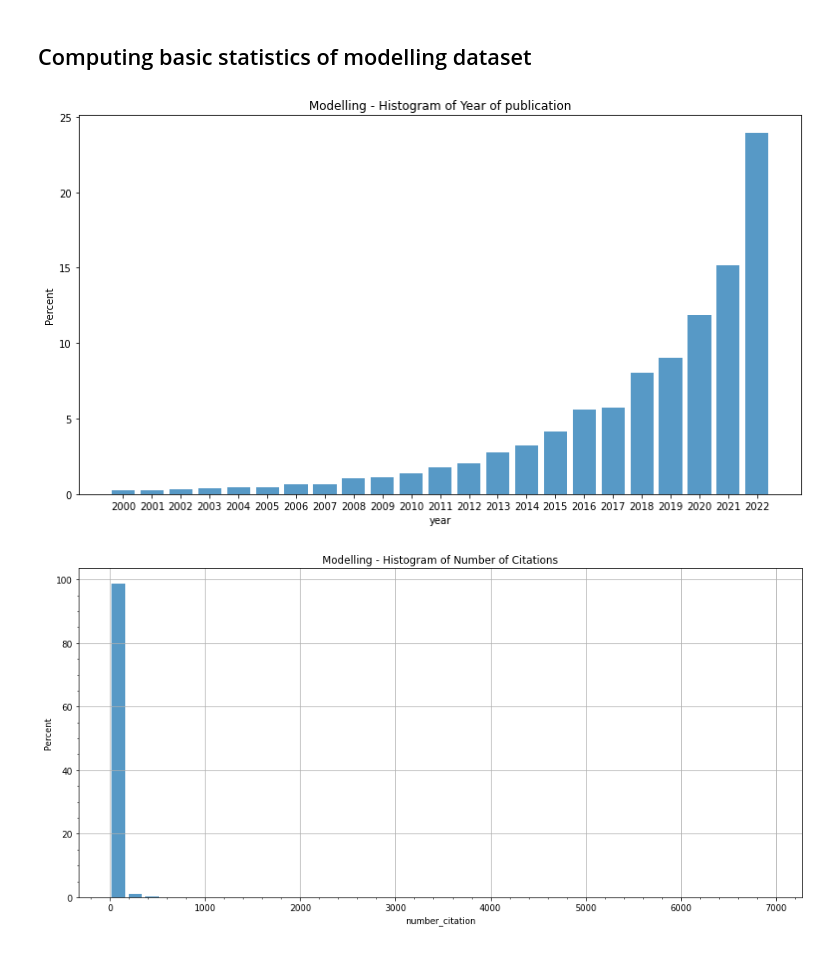
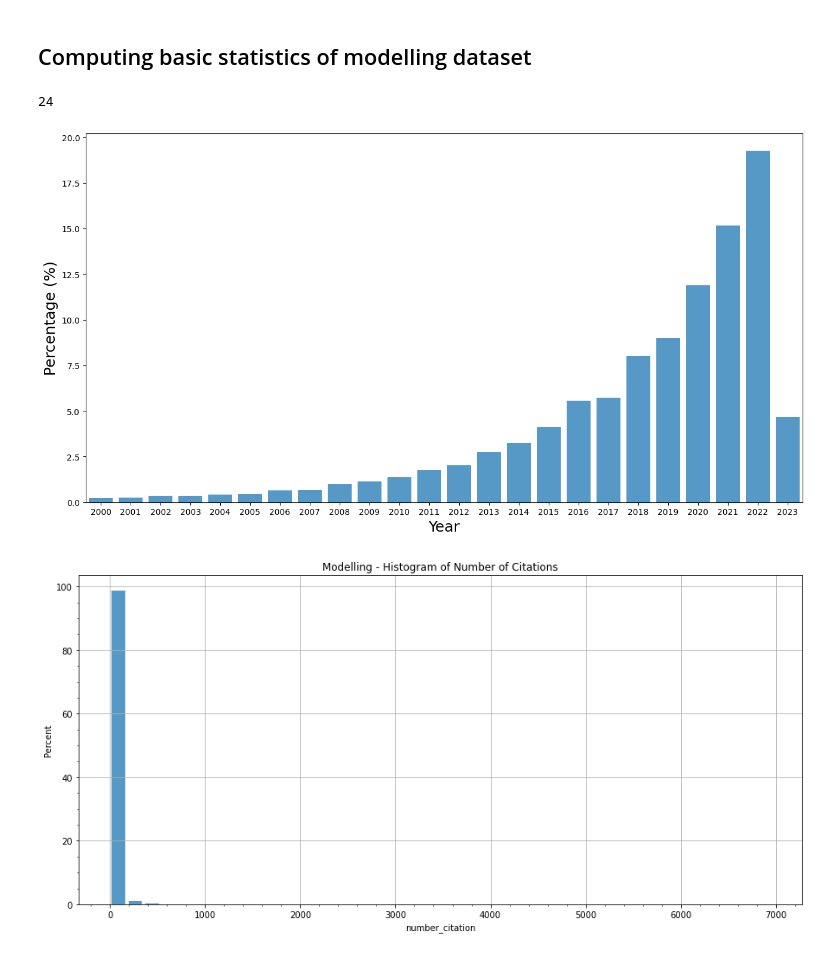
Before and after one commit to vitorhirata/resilience-metrics-review, a Jupyter notebook: modelling_deduplication.ipynb, the cells around one changed output. Saved outputs shown, nothing was run; the diff lists cells and outputs as text; code cells hidden in the pictures.

```diff
--- a/modelling_deduplication.ipynb
+++ b/modelling_deduplication.ipynb
@@ -146,13 +141,15 @@ dfModelling = dfModelling[dfModelling['document_type'] == 'Article']
 
 # Unify journal_name
 for name, group in dfModelling[dfModelling['ISSN'].notnull()].groupby('ISSN'):
-    different_names = set(group['journal_name'].unique())
+    different_names = group['journal_name'].unique()
 
     if len(different_names) > 1:
         scopus_names = sorted(group[group['source'] != 'Web of Science']['journal_name'].unique())
-        for alternative_name in (different_names - {scopus_names[0]}):
-            dfModelling.loc[dfModelling['journal_name'] == alternative_name, 'journal_name'] = scopus_names[0]
-            #print(f'{alternative_name} renamed to {scopus_names[0]}')
+        correct_name = scopus_names[0] if scopus_names else different_names[0]
+
+        for alternative_name in (set(different_names) - {correct_name}):
+            dfModelling.loc[dfModelling['journal_name'] == alternative_name, 'journal_name'] = correct_name
+            #print(f'{alternative_name} renamed to {correct_name}')
 
 # Reset index
 dfModelling.reset_index(drop=True, inplace=True)
@@ -168,15 +185,22 @@ Final length: 19214
 ## Computing basic statistics of modelling dataset
 # %%
 sns.set_context(rc = {'patch.linewidth': 0.0})
+# %%
+len(dfModelling['year'].unique())
+# %% [output]
+24
 # %%
 plt.figure(figsize=(13, 7))
-sns.histplot(data=dfModelling[dfModelling.year.notnull()], x='year', stat='percent', bins=23, shrink=.8)
+sns.histplot(data=dfModelling[dfModelling.year.notnull()], x='year', stat='percent', bins=24, shrink=.8)
 
-plt.xticks(np.arange(2000.5, 2023.5, step=1), np.arange(2000, 2023, step=1))
-plt.title('Modelling - Histogram of Year of publication')
+plt.xticks(np.arange(2000.48, 2023.3, step=0.958), np.arange(2000, 2024, step=1))
+plt.xlim(2000, 2023)
+plt.xlabel("Year", fontsize=18)
+plt.ylabel("Percentage (%)", fontsize=18)
+plt.tight_layout()
 plt.show()
 # %% [output]
-[figure, old version]
+[figure, new version]
 # %%
 cut_line = 200
 
```
Also changed, not shown: parts of 2 cells of this notebook, 1 other file.
